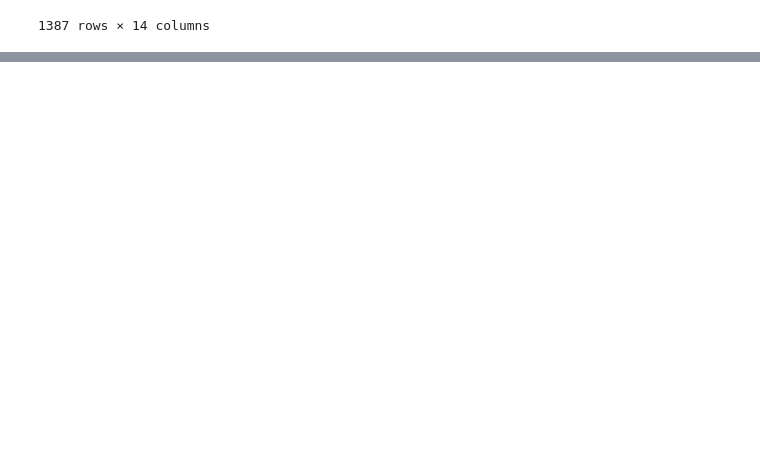
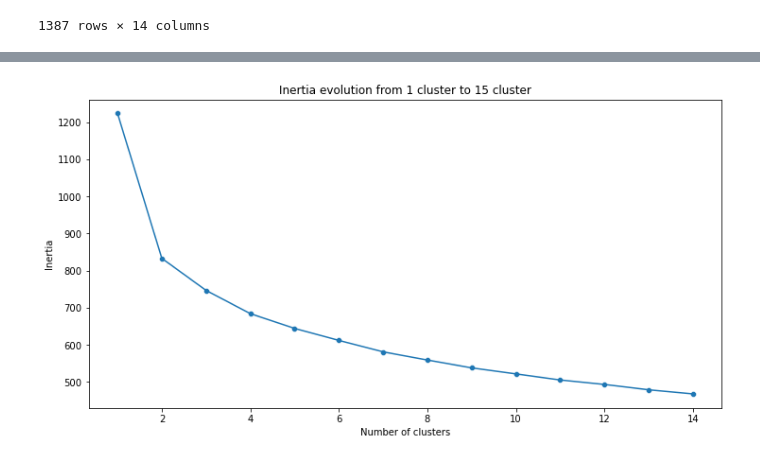
Before and after one commit to hanaamulic/Unsupervised-Machine-Learning, a Jupyter notebook: Spotify_challenge_1000_songs.ipynb, the cells around one changed output, grey strips where cells are left out. Cells and saved outputs as stored; diff of their text form; code cells hidden in the pictures; blank space fills up the shorter version.

```diff
--- a/Spotify_challenge_1000_songs.ipynb
+++ b/Spotify_challenge_1000_songs.ipynb
@@ -113,0 +209,16 @@ songs_scaled
+# %%
+max_k = 15
+inertia = []
+
+for k in range(1, max_k):
+    inertia.append(KMeans(n_clusters=k).fit(songs_scaled_quantiletrans).inertia_)
+
+fig, ax = plt.subplots(figsize=(12, 6))
+plt.title(f'Inertia evolution from 1 cluster to {max_k} cluster')
+sns.lineplot(x=range(1, max_k), y=inertia)
+sns.scatterplot(x=range(1, max_k), y=inertia)
+plt.xlabel('Number of clusters')
+plt.ylabel('Inertia')
+plt.show()
+# %% [output]
+[figure, added]
```
Also changed, not shown: parts of 45 cells of this notebook, 5 other files.
